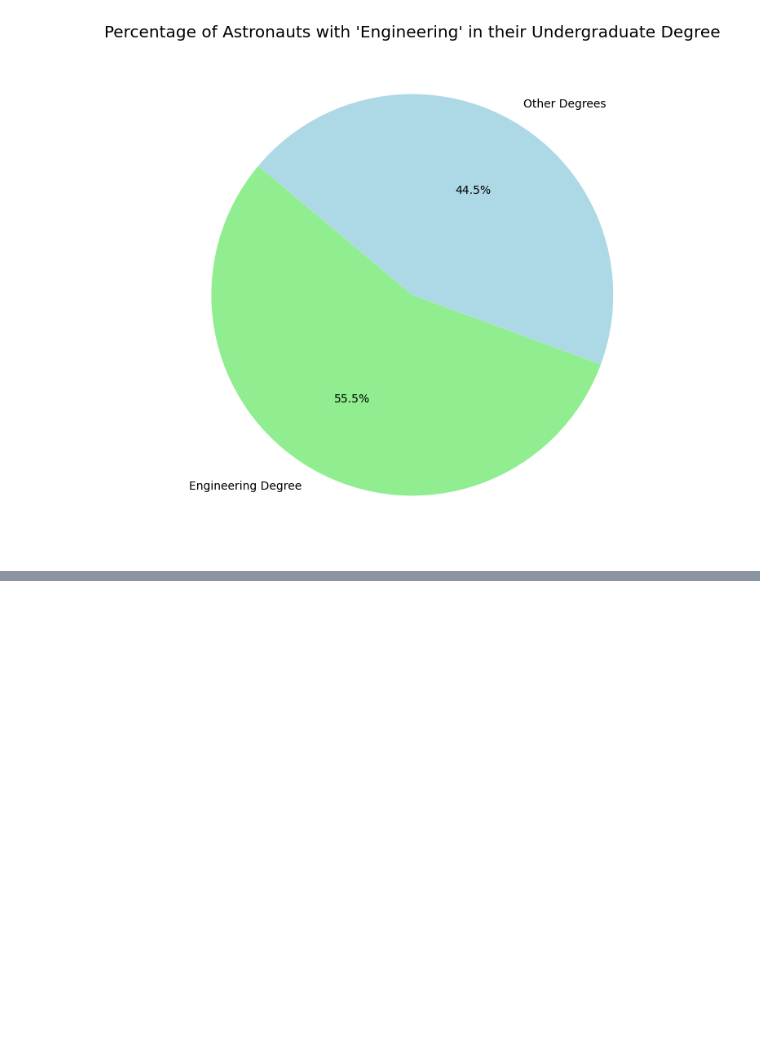
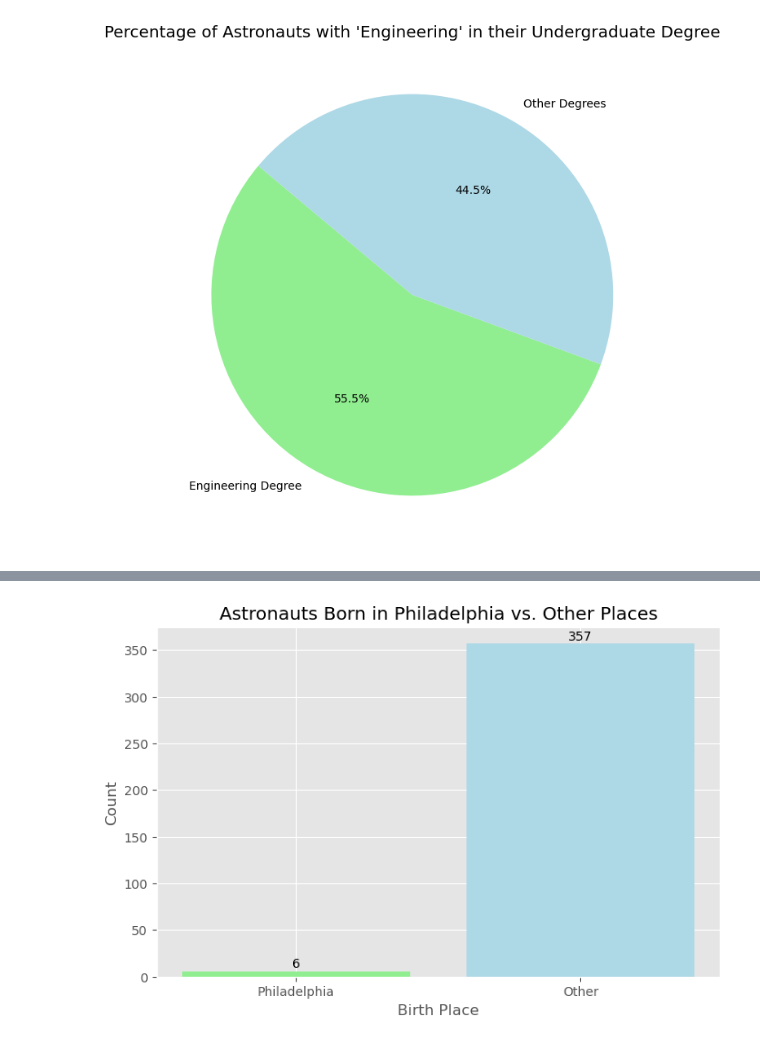
Before and after one commit to BenVvv/Data-analysis-in-SQL, a Jupyter notebook: Astronauts Project.ipynb, the cells around one changed output, grey strips where cells are left out. Cells and saved outputs as stored; diff of their text form; code cells hidden in the pictures; blank space fills up the shorter version.

```diff
--- a/Astronauts Project.ipynb
+++ b/Astronauts Project.ipynb
@@ -176,0 +181,24 @@ plt.show()
+# %%
+# Data
+birth_places = ['Philadelphia', 'Other']
+counts = [6, 357]
+
+# Plotting the data
+plt.figure(figsize=(8, 5))
+bars = plt.bar(birth_places, counts, color=['Lightgreen', 'Lightblue'])
+
+# Adding text labels on the bars
+for bar, count in zip(bars, counts):
+    plt.text(bar.get_x() + bar.get_width() / 2, bar.get_height() + 4, count,
+             ha='center', color='black')
+
+# Adding titles and labels
+plt.title('Astronauts Born in Philadelphia vs. Other Places')
+plt.xlabel('Birth Place')
+plt.ylabel('Count')
+plt.xticks(rotation=0)
+
+# Showing the plot
+plt.show()
+# %% [output]
+[figure, added]
```
Also changed, not shown: parts of 5 cells of this notebook.
